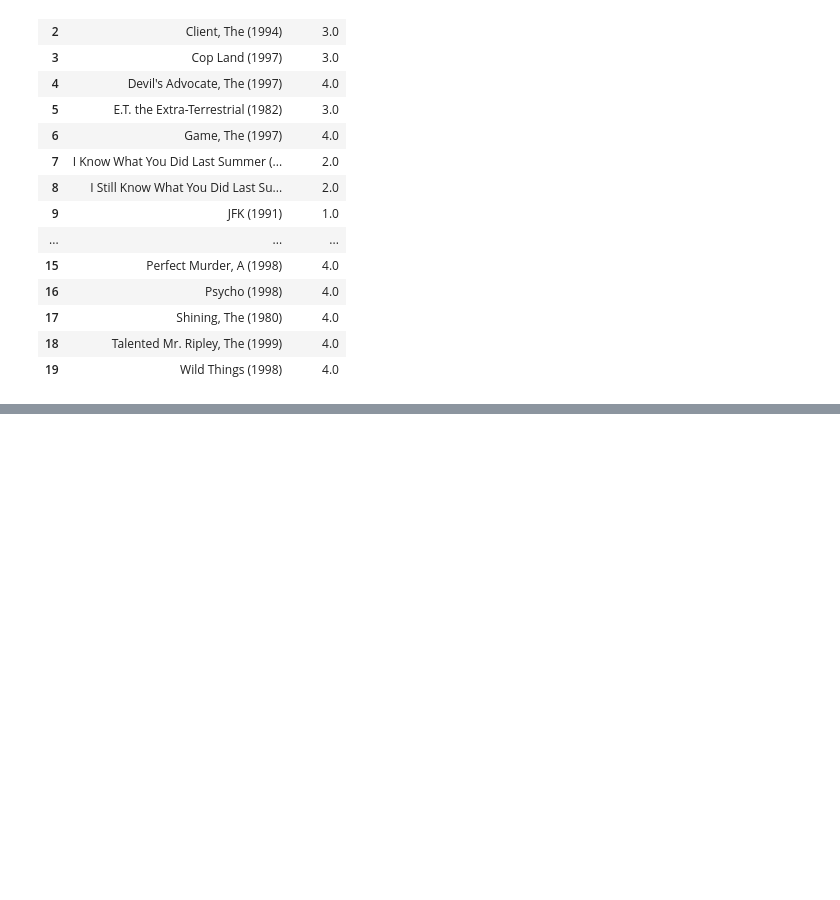
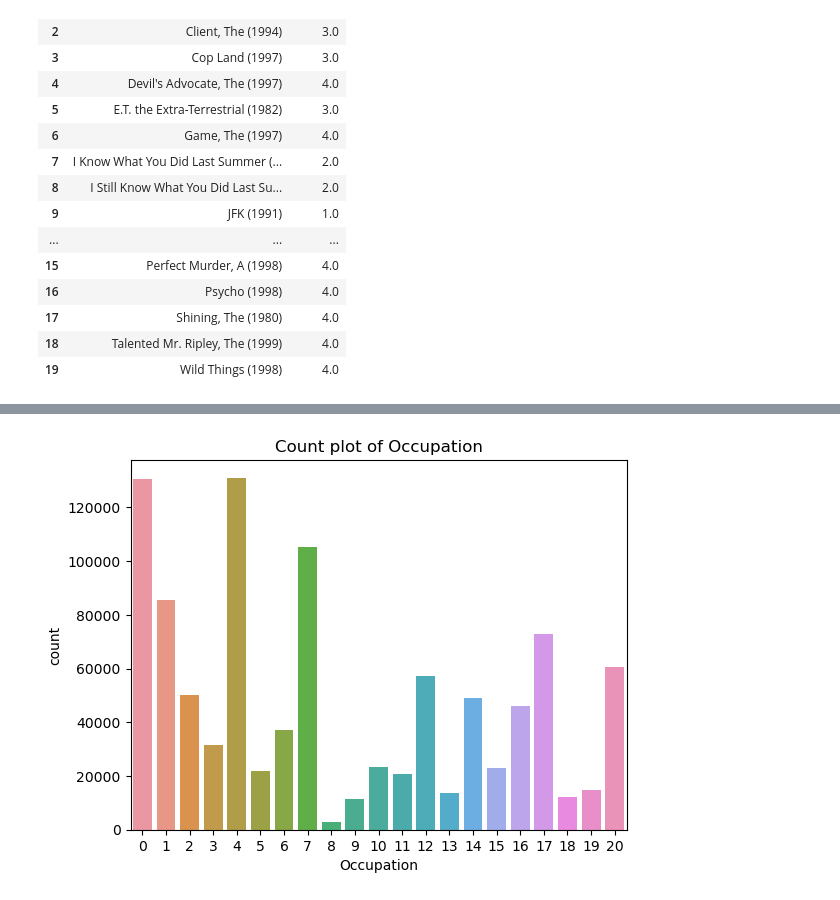
Before and after one commit to divpr24/Movielens_Case_Study_Classification_Project, a Jupyter notebook: MovieLens Case Study.ipynb, the cells around one changed output, grey strips where cells are left out. Saved outputs shown, nothing was run; the diff lists cells and outputs as text; code cells hidden in the pictures; blank space fills up the shorter version.

```diff
--- a/MovieLens Case Study.ipynb
+++ b/MovieLens Case Study.ipynb
@@ -306,0 +399,7 @@ movie_list_2696
+# %%
+#Count plot of Occupation.
+sns.countplot(data = data, x = 'Occupation')
+plt.title("Count plot of Occupation")
+plt.show()
+# %% [output]
+[figure, added]
```
Also changed, not shown: parts of 35 cells of this notebook, 1 other file.
